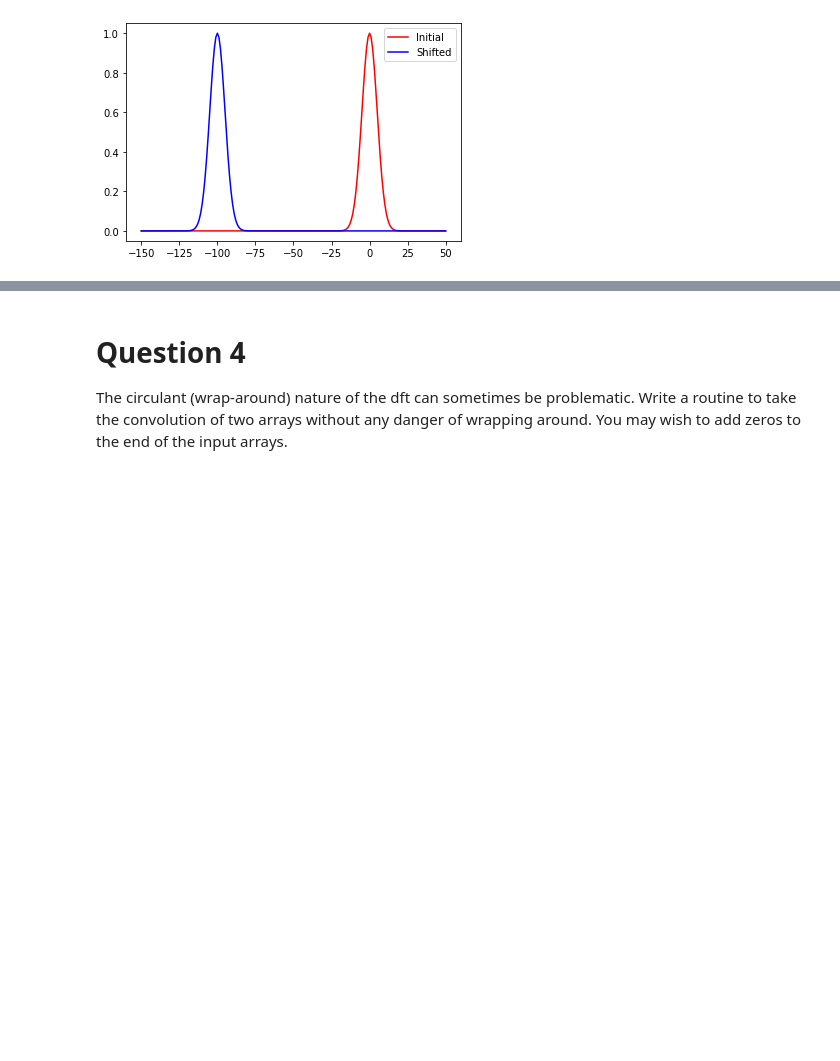
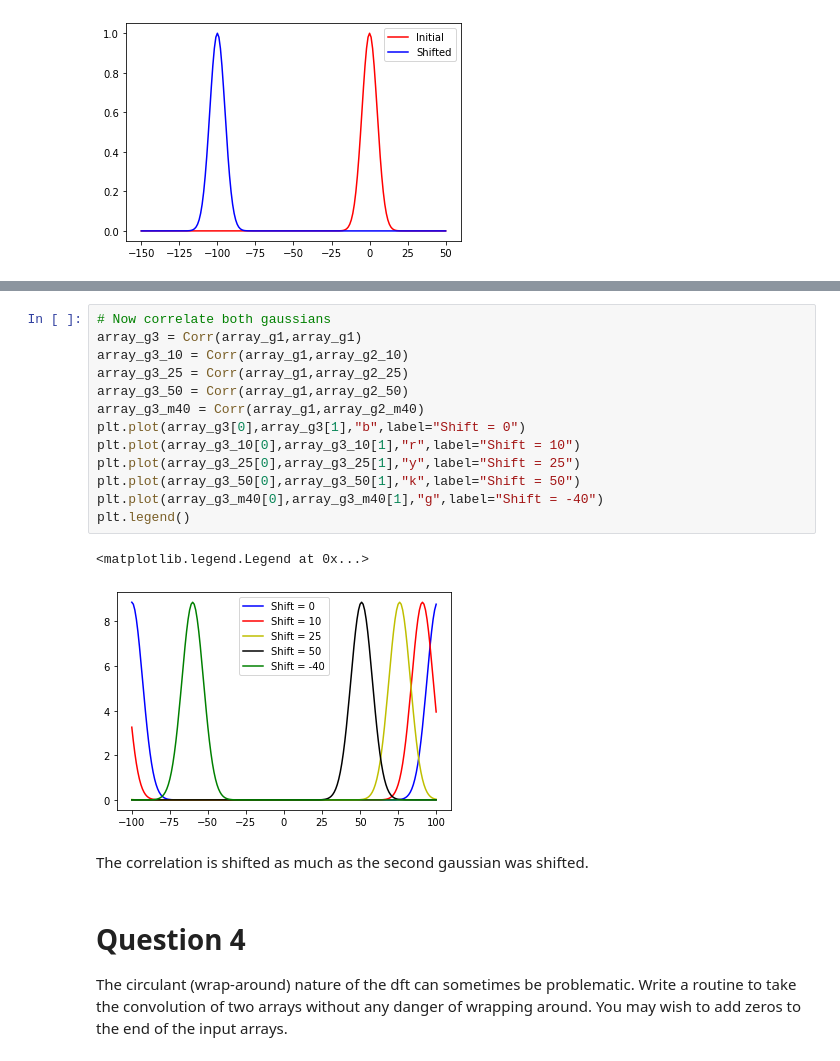
Before and after one commit to RphlFrmnt/PHYS512, a Jupyter notebook: Assign_4.ipynb, the cells around one changed output, grey strips where cells are left out. Saved outputs shown, nothing was run; the diff lists cells and outputs as text; blank space fills up the shorter version.

```diff
--- a/Assign_4.ipynb
+++ b/Assign_4.ipynb
@@ -98,3 +141,21 @@ Using the results of part 1 and part 2, write a routine to take the correlation
+# %%
+# Now correlate both gaussians
+array_g3 = Corr(array_g1,array_g1)
+array_g3_10 = Corr(array_g1,array_g2_10)
+array_g3_25 = Corr(array_g1,array_g2_25)
+array_g3_50 = Corr(array_g1,array_g2_50)
+array_g3_m40 = Corr(array_g1,array_g2_m40)
+plt.plot(array_g3[0],array_g3[1],"b",label="Shift = 0")
+plt.plot(array_g3_10[0],array_g3_10[1],"r",label="Shift = 10")
+plt.plot(array_g3_25[0],array_g3_25[1],"y",label="Shift = 25")
+plt.plot(array_g3_50[0],array_g3_50[1],"k",label="Shift = 50")
+plt.plot(array_g3_m40[0],array_g3_m40[1],"g",label="Shift = -40")
+plt.legend()
+# %% [output]
+<matplotlib.legend.Legend at 0x...>
+[figure, added]
+# %% [markdown]
+The correlation is shifted as much as the second gaussian was shifted.
 # %% [markdown]
 # Question 4
 The circulant (wrap-around) nature of the dft can sometimes be problematic. Write a routine to take the convolution of two arrays without any danger of wrapping around. You may wish to add zeros to the end of the input arrays.
```
Also changed, not shown: parts of 6 cells of this notebook.
